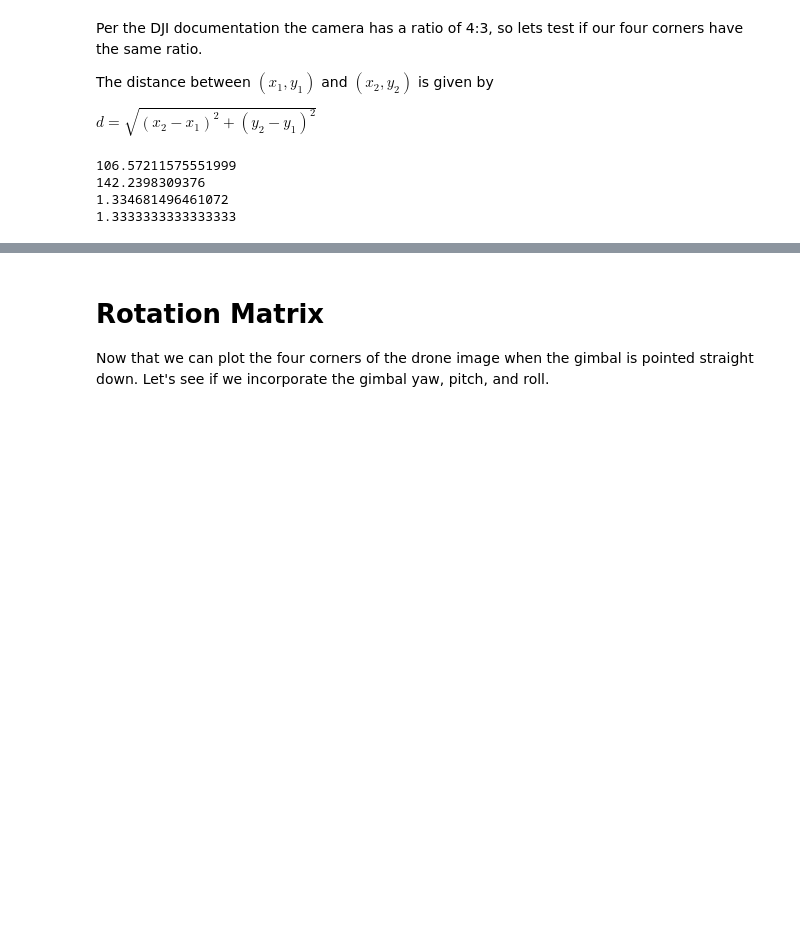
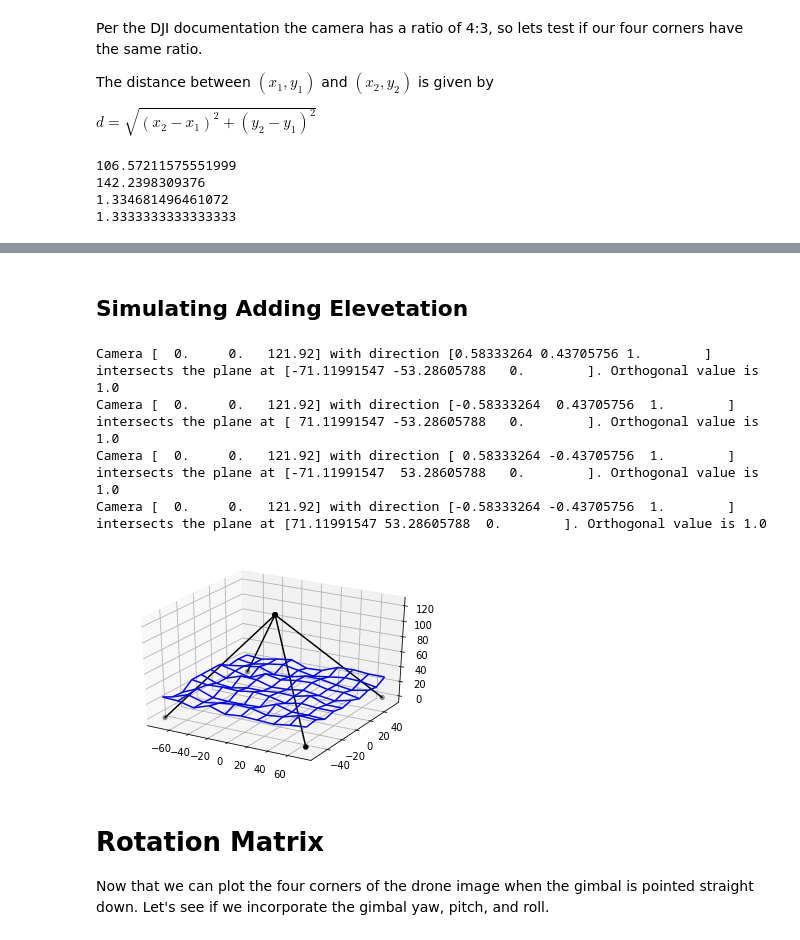
Before and after one commit to mebuie/Jupyter, a Jupyter notebook: RayIntersect.ipynb, the cells around one changed output, grey strips where cells are left out. Saved outputs shown, nothing was run; the diff lists cells and outputs as text; code cells hidden in the pictures; blank space fills up the shorter version.

```diff
--- a/RayIntersect.ipynb
+++ b/RayIntersect.ipynb
@@ -281,3 +334,62 @@ print(4/3)
+# %% [markdown]
+## Simulating Adding Elevetation
+# %%
+# Output should be in radians
+horizontal = math.tan((horizontal_fov / 2)*(math.pi/180))
+vertical = math.tan((vertical_fov / 2)*(math.pi/180))
+
+directions = np.array([[horizontal, vertical, 1],
+                       [-horizontal, vertical, 1],
+                       [horizontal, -vertical, 1],
+                       [-horizontal, -vertical, 1]])
+
+camera_origin = np.array([0,0,121.92])
+plane_origin = np.array([0,0,0])
+normal = np.array([0,0,1])
+
+fig = plt.figure()
+ax = plt.axes(projection='3d')
+
+intersections = []
+for direction in directions:
+    intersects, p = intersect(camera_origin, direction, plane_origin, normal)
+
+    if intersects:
+        plot(camera_origin, p, ax)
+        intersections.append(p)
+    else:
+        print("Do not intersect")
+
+
+# We need an additional library.
+from random import randint
+
+# Let's create some data.
+x = np.linspace(-72, 72, 10)
+y = np.linspace(-54, 54, 10)
+X, Y = np.meshgrid(x, y)
+
+# Let's create some random elevations
+Z = np.copy(X)
+for row in Z:
+    for index, cell in enumerate(row):
+        row[index] = randint(20, 30)
+
+ax.plot_wireframe(X, Y, Z, color='blue')
+
+# Same info as above, just in a different format. [[x,y,z]]
+dem = np.stack((X,Y,Z), axis=-1)
+
+#start = np.array([0,0,121.92])
+#while np.array_equal(start,  [-71.11991547, -53.28605788, 0]) == False:
+#    camera_origin = np.add(camera_origin, [-0.58333264, -0.43705756, -1])
+#    print(camera_origin)
+# %% [output]
+Camera [  0.     0.   121.92] with direction [0.58333264 0.43705756 1.        ] intersects the plane at [-71.11991547 -53.28605788   0.        ]. Orthogonal value is 1.0
+Camera [  0.     0.   121.92] with direction [-0.58333264  0.43705756  1.        ] intersects the plane at [ 71.11991547 -53.28605788   0.        ]. Orthogonal value is 1.0
+Camera [  0.     0.   121.92] with direction [ 0.58333264 -0.43705756  1.        ] intersects the plane at [-71.11991547  53.28605788   0.        ]. Orthogonal value is 1.0
+Camera [  0.     0.   121.92] with direction [-0.58333264 -0.43705756  1.        ] intersects the plane at [71.11991547 53.28605788  0.        ]. Orthogonal value is 1.0
+[figure, added]
 # %% [markdown]
 # Rotation Matrix
 
```
Also changed, not shown: parts of 4 cells of this notebook.
